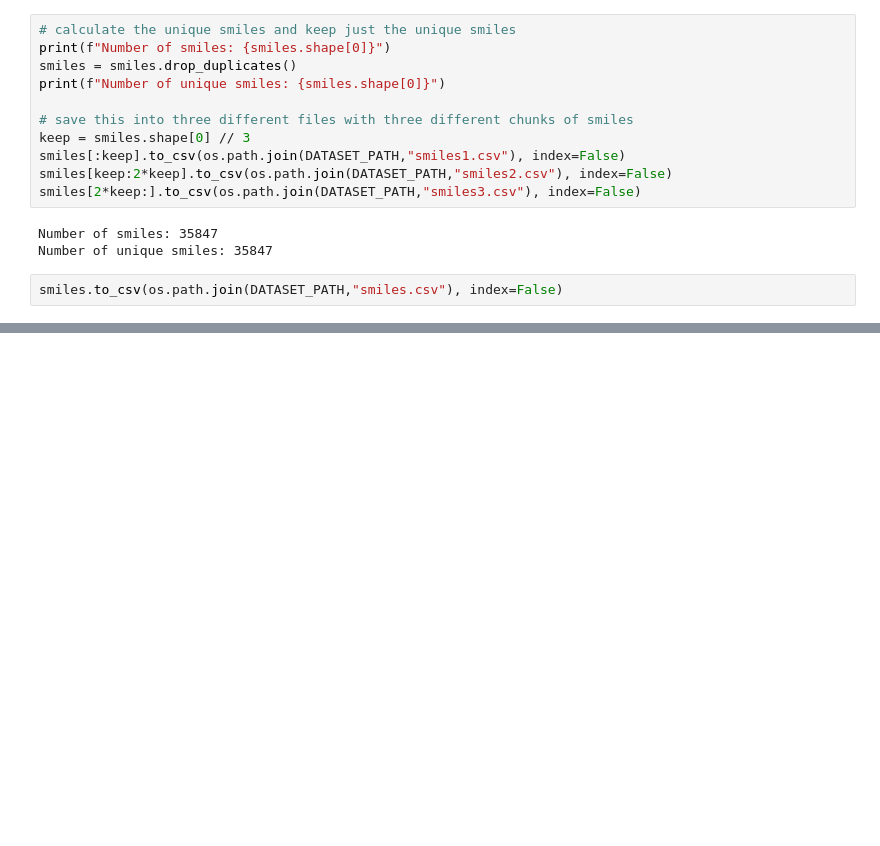
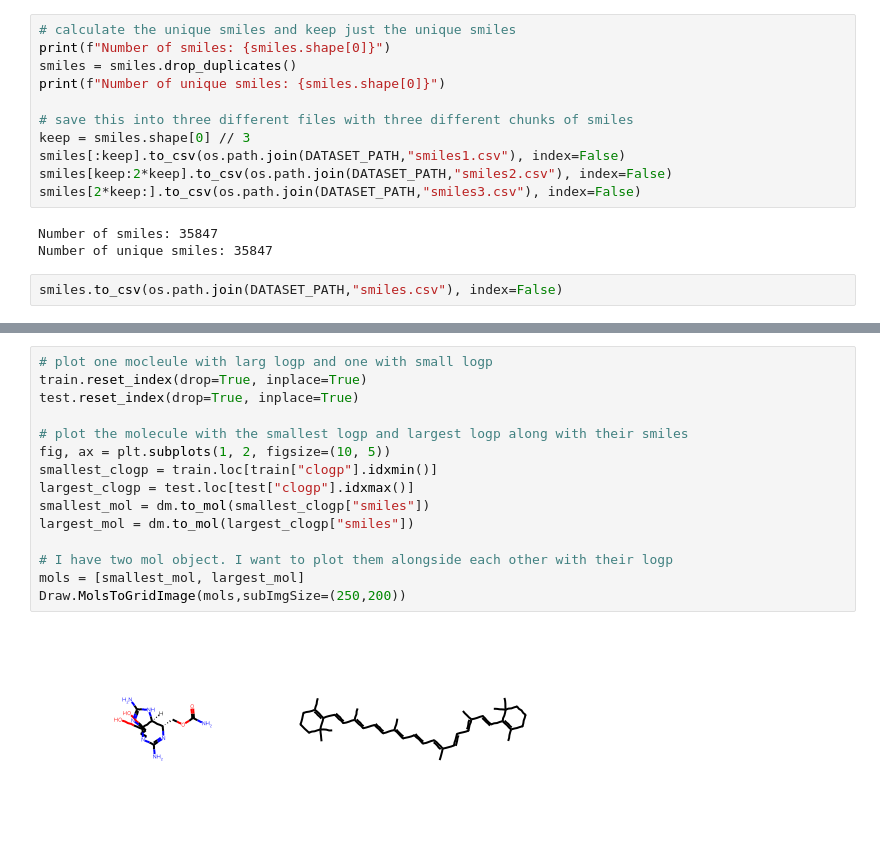
Before and after one commit to HFooladi/ALineMol, a Jupyter notebook: notebooks/dev.ipynb, the cells around one changed output, grey strips where cells are left out. Drawn from its saved outputs; the diff is of its cells as text; blank space fills up the shorter version.

```diff
--- a/notebooks/dev.ipynb
+++ b/notebooks/dev.ipynb
@@ -1136,0 +1180,17 @@ smiles.to_csv(os.path.join(DATASET_PATH,"smiles.csv"), index=False)
+# %%
+# plot one mocleule with larg logp and one with small logp
+train.reset_index(drop=True, inplace=True)
+test.reset_index(drop=True, inplace=True)
+
+# plot the molecule with the smallest logp and largest logp along with their smiles
+fig, ax = plt.subplots(1, 2, figsize=(10, 5))
+smallest_clogp = train.loc[train["clogp"].idxmin()]
+largest_clogp = test.loc[test["clogp"].idxmax()]
+smallest_mol = dm.to_mol(smallest_clogp["smiles"])
+largest_mol = dm.to_mol(largest_clogp["smiles"])
+
+# I have two mol object. I want to plot them alongside each other with their logp
+mols = [smallest_mol, largest_mol]
+Draw.MolsToGridImage(mols,subImgSize=(250,200))
+# %% [output]
+[figure, added]
```
Also changed, not shown: parts of 7 cells of this notebook.
